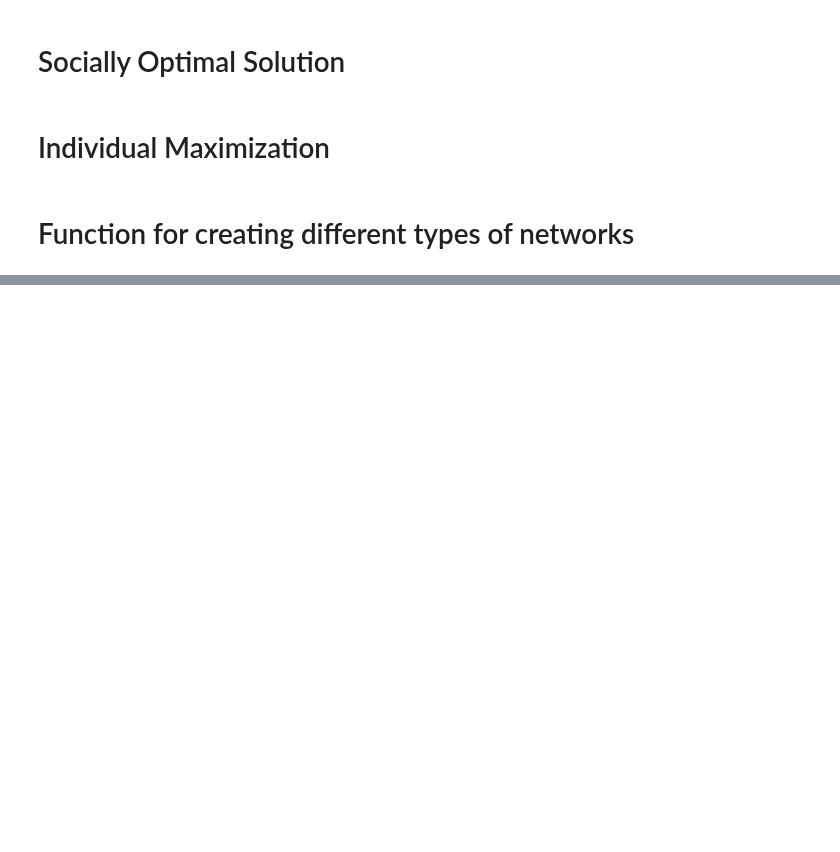
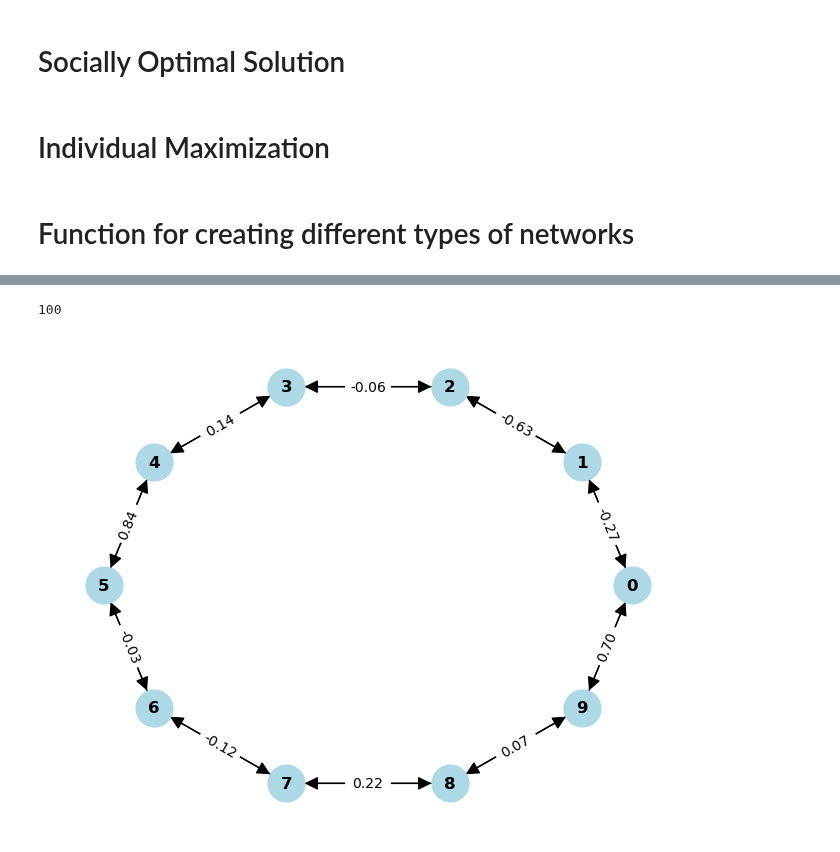
Before and after one commit to RamanEbrahimi/Research, a Jupyter notebook: K-level Network/k-hop-example.ipynb, the cells around one changed output, grey strips where cells are left out. Saved outputs shown, nothing was run; the diff lists cells and outputs as text; code cells hidden in the pictures; blank space fills up the shorter version.

```diff
--- a/K-level Network/k-hop-example.ipynb
+++ b/K-level Network/k-hop-example.ipynb
@@ -402,0 +433,20 @@ KeyboardInterrupt:
+# %%
+print(len(utility_differences_list))
+# %% [output]
+100
+# %%
+G = nx.DiGraph(g)
+# Position nodes using the spring layout
+pos = nx.circular_layout(G)
+
+# Draw the graph
+nx.draw(G, pos, with_labels=True, node_color='lightblue', node_size=700, font_weight='bold', arrowsize=20)
+
+# Draw edge labels with two decimal places
+edge_labels = {(u, v): f'{d["weight"]:.2f}' for u, v, d in G.edges(data=True)}
+nx.draw_networkx_edge_labels(G, pos, edge_labels=edge_labels)
+
+plt.axis('off')  # Hide axes
+plt.show()
+# %% [output]
+[figure, added]
```
Also changed, not shown: parts of 10 cells of this notebook, 3 other files.
